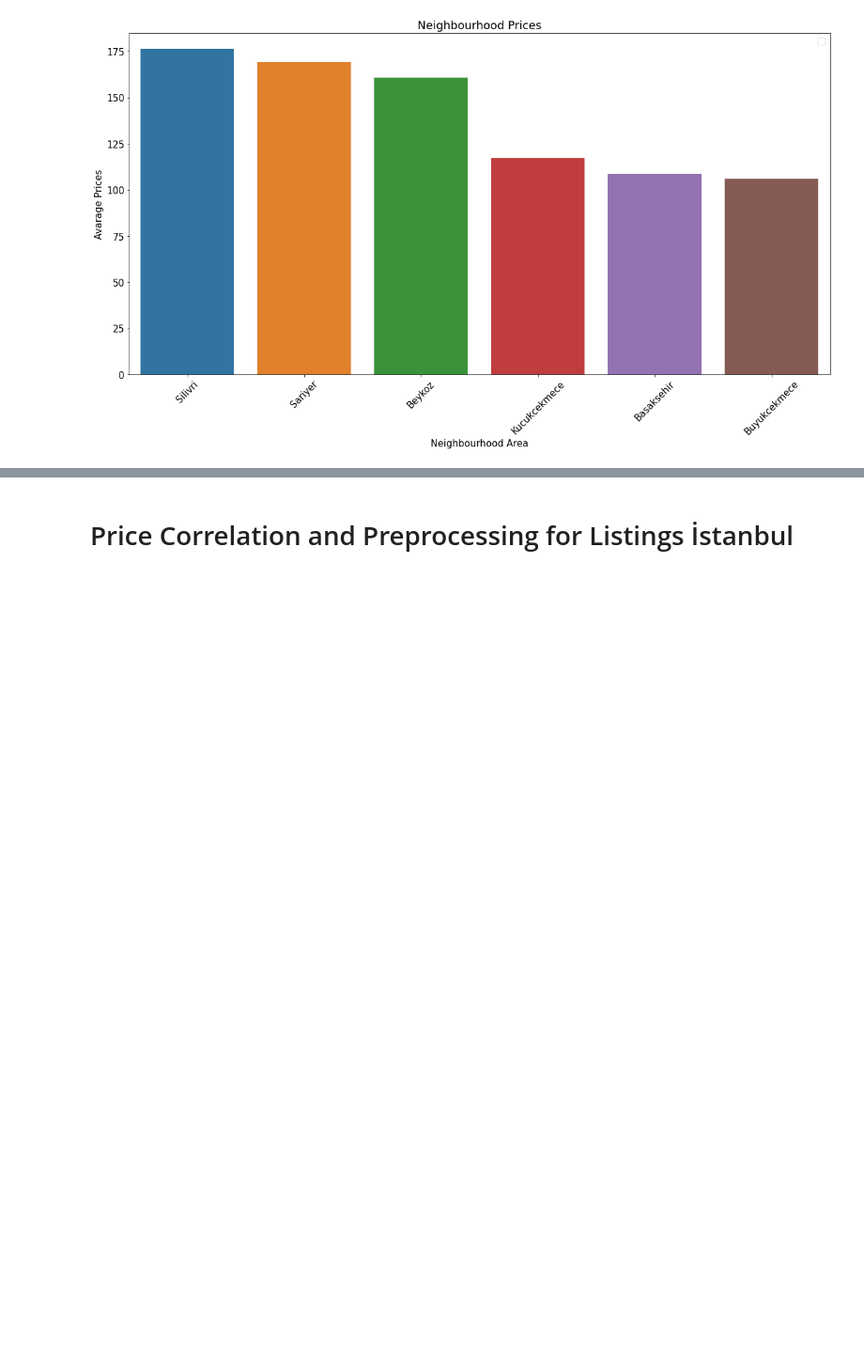
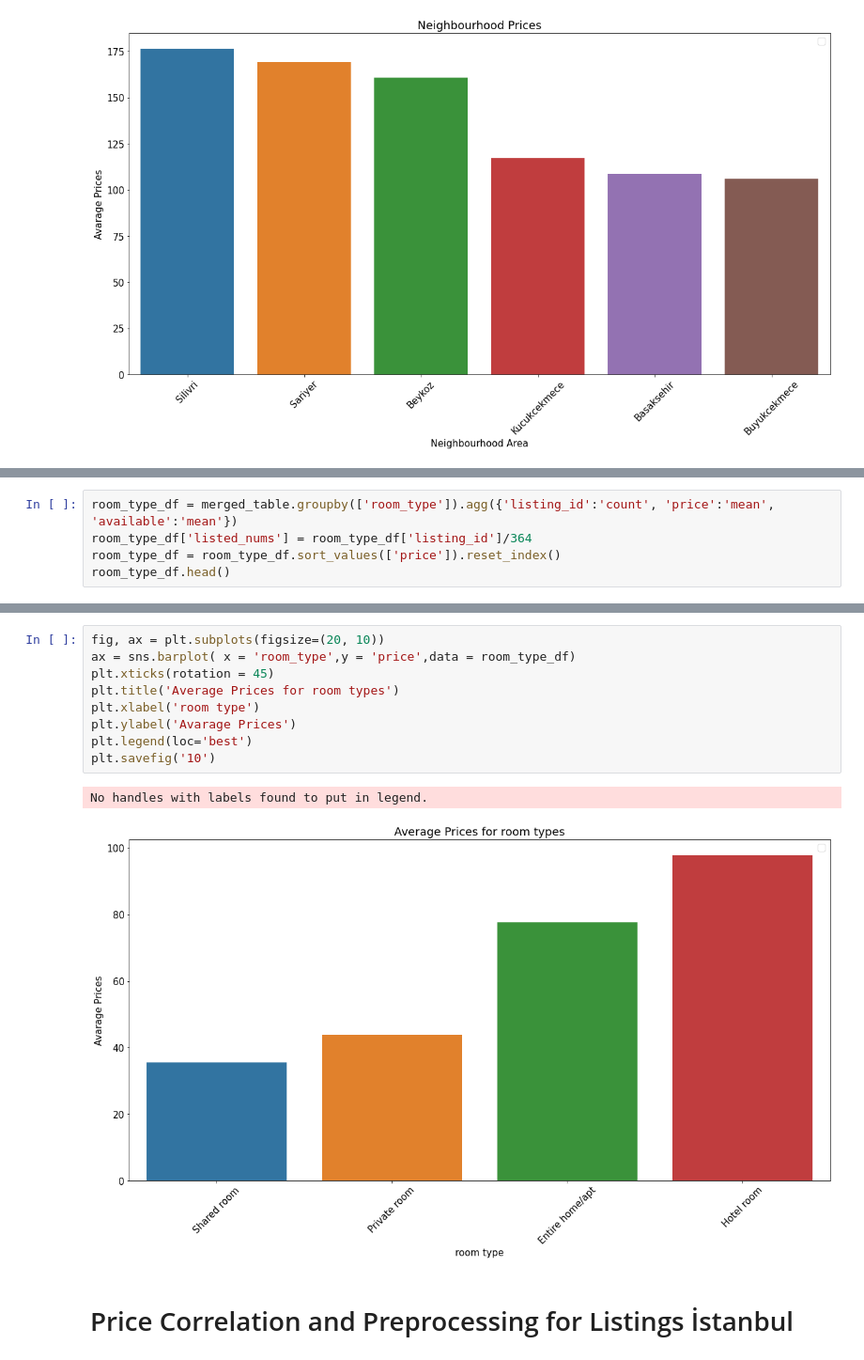
Before and after one commit to BenTata-86/Airbnb-Istanbul-Athens-Comparison, a Jupyter notebook: airbnb-istanbul-vs-athens.ipynb, the cells around one changed output, grey strips where cells are left out. Shown: that part at 94% size. Saved outputs shown, nothing was run; the diff lists cells and outputs as text; blank space fills up the shorter version.

```diff
--- a/airbnb-istanbul-vs-athens.ipynb
+++ b/airbnb-istanbul-vs-athens.ipynb
@@ -255,0 +258,5 @@ No handles with labels found to put in legend.
+# %%
+room_type_df = merged_table.groupby(['room_type']).agg({'listing_id':'count', 'price':'mean', 'available':'mean'})
+room_type_df['listed_nums'] = room_type_df['listing_id']/364
+room_type_df = room_type_df.sort_values(['price']).reset_index()
+room_type_df.head()
@@ -256,3 +269,15 @@ No handles with labels found to put in legend.
+# %%
+fig, ax = plt.subplots(figsize=(20, 10))
+ax = sns.barplot( x = 'room_type',y = 'price',data = room_type_df)
+plt.xticks(rotation = 45)
+plt.title('Average Prices for room types')
+plt.xlabel('room type')
+plt.ylabel('Avarage Prices')
+plt.legend(loc='best')
+plt.savefig('10')
+# %% [output]
+No handles with labels found to put in legend.
+[figure, added]
 # %% [markdown]
 # Price Correlation and Preprocessing for Listings İstanbul
 # %% [markdown]
```
Also changed, not shown: parts of 6 cells of this notebook.
